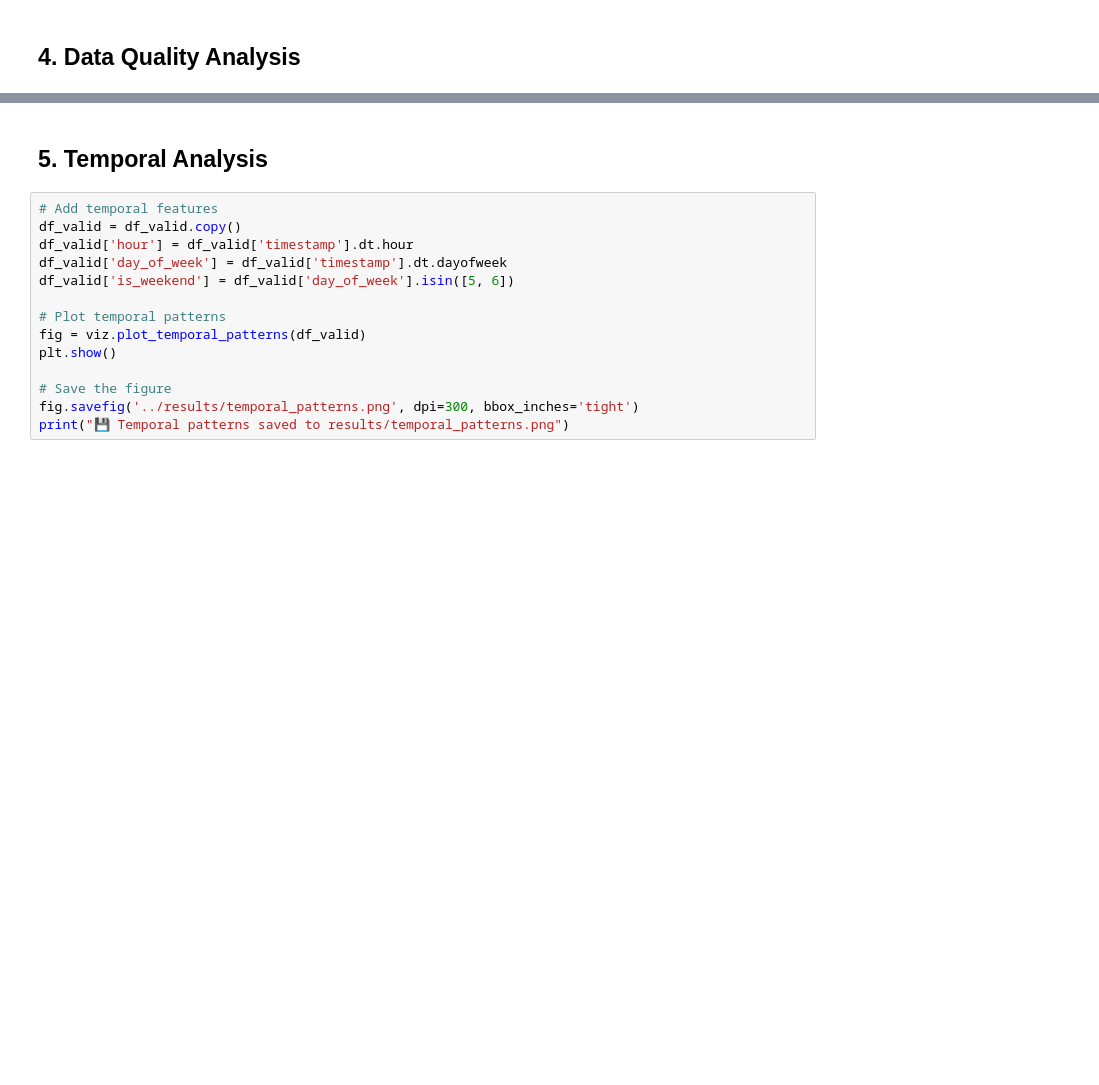
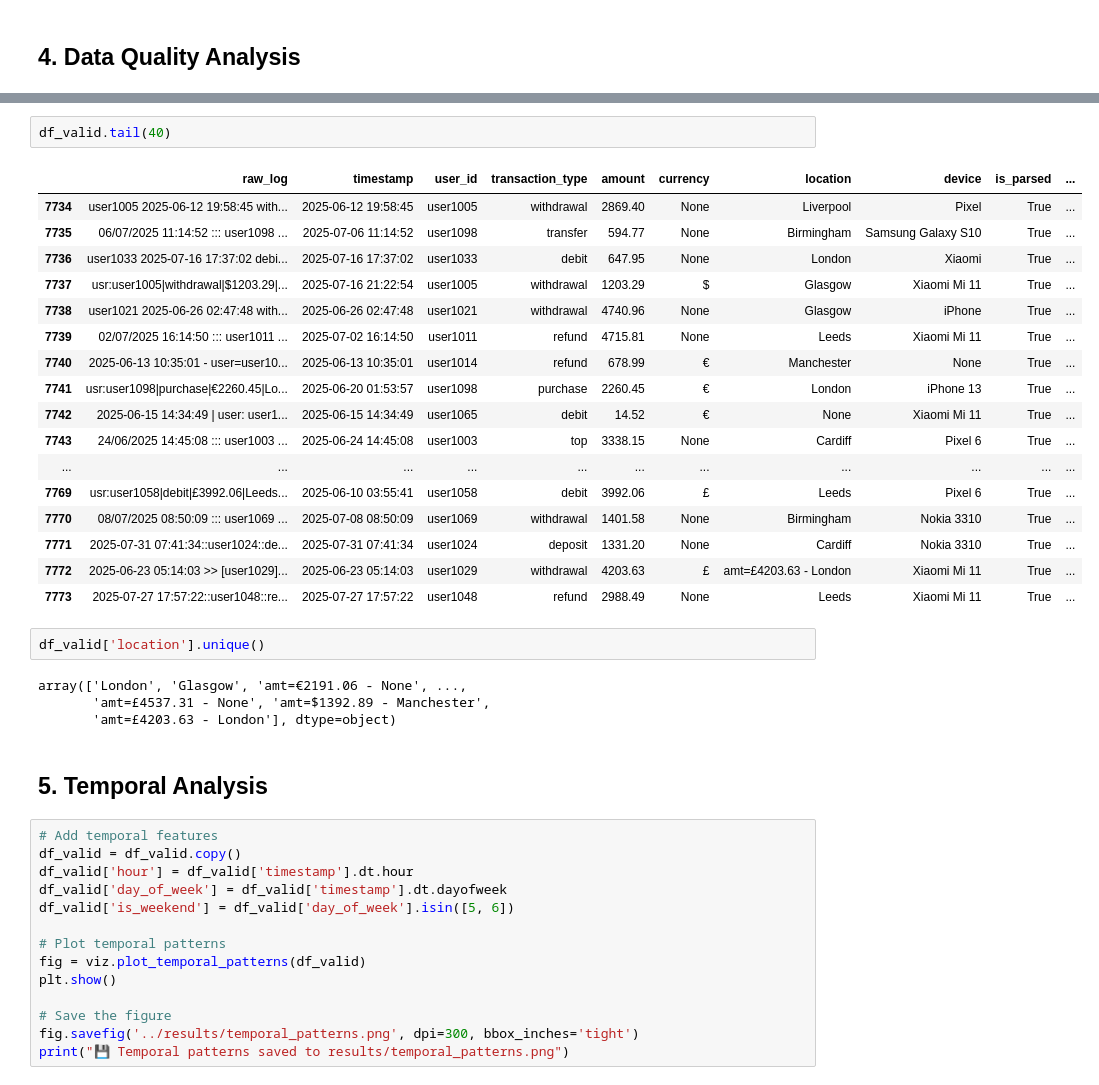
Before and after one commit to kebochig/Financial-Fraud-Detection-System, a Jupyter notebook: notebooks/1_data_exploration.ipynb, the cells around one changed output, grey strips where cells are left out. Saved outputs shown, nothing was run; the diff lists cells and outputs as text; blank space fills up the shorter version.

```diff
--- a/notebooks/1_data_exploration.ipynb
+++ b/notebooks/1_data_exploration.ipynb
@@ -209,3 +342,29 @@ print(location_counts)
+# %%
+df_valid.tail(40)
+# %% [output]
+|  | raw_log | timestamp | user_id | transaction_type | amount | currency | location | device | is_parsed | ... |
+| 7734 | user1005 2025-06-12 19:58:45 with... | 2025-06-12 19:58:45 | user1005 | withdrawal | 2869.40 | None | Liverpool | Pixel | True | ... |
+| 7735 | 06/07/2025 11:14:52 ::: user1098 ... | 2025-07-06 11:14:52 | user1098 | transfer | 594.77 | None | Birmingham | Samsung Galaxy S10 | True | ... |
+| 7736 | user1033 2025-07-16 17:37:02 debi... | 2025-07-16 17:37:02 | user1033 | debit | 647.95 | None | London | Xiaomi | True | ... |
+| 7737 | usr:user1005|withdrawal|$1203.29|... | 2025-07-16 21:22:54 | user1005 | withdrawal | 1203.29 | $ | Glasgow | Xiaomi Mi 11 | True | ... |
+| 7738 | user1021 2025-06-26 02:47:48 with... | 2025-06-26 02:47:48 | user1021 | withdrawal | 4740.96 | None | Glasgow | iPhone | True | ... |
+| 7739 | 02/07/2025 16:14:50 ::: user1011 ... | 2025-07-02 16:14:50 | user1011 | refund | 4715.81 | None | Leeds | Xiaomi Mi 11 | True | ... |
+| 7740 | 2025-06-13 10:35:01 - user=user10... | 2025-06-13 10:35:01 | user1014 | refund | 678.99 | € | Manchester | None | True | ... |
+| 7741 | usr:user1098|purchase|€2260.45|Lo... | 2025-06-20 01:53:57 | user1098 | purchase | 2260.45 | € | London | iPhone 13 | True | ... |
+| 7742 | 2025-06-15 14:34:49 | user: user1... | 2025-06-15 14:34:49 | user1065 | debit | 14.52 | € | None | Xiaomi Mi 11 | True | ... |
+| 7743 | 24/06/2025 14:45:08 ::: user1003 ... | 2025-06-24 14:45:08 | user1003 | top | 3338.15 | None | Cardiff | Pixel 6 | True | ... |
+| ... | ... | ... | ... | ... | ... | ... | ... | ... | ... | ... |
+| 7769 | usr:user1058|debit|£3992.06|Leeds... | 2025-06-10 03:55:41 | user1058 | debit | 3992.06 | £ | Leeds | Pixel 6 | True | ... |
+| 7770 | 08/07/2025 08:50:09 ::: user1069 ... | 2025-07-08 08:50:09 | user1069 | withdrawal | 1401.58 | None | Birmingham | Nokia 3310 | True | ... |
+| 7771 | 2025-07-31 07:41:34::user1024::de... | 2025-07-31 07:41:34 | user1024 | deposit | 1331.20 | None | Cardiff | Nokia 3310 | True | ... |
+| 7772 | 2025-06-23 05:14:03 >> [user1029]... | 2025-06-23 05:14:03 | user1029 | withdrawal | 4203.63 | £ | amt=£4203.63 - London | Xiaomi Mi 11 | True | ... |
+| 7773 | 2025-07-27 17:57:22::user1048::re... | 2025-07-27 17:57:22 | user1048 | refund | 2988.49 | None | Leeds | Xiaomi Mi 11 | True | ... |
+# %%
+df_valid['location'].unique()
+# %% [output]
+array(['London', 'Glasgow', 'amt=€2191.06 - None', ...,
+       'amt=£4537.31 - None', 'amt=$1392.89 - Manchester',
+       'amt=£4203.63 - London'], dtype=object)
 # %% [markdown]
 ## 5. Temporal Analysis
 # %%
```
Also changed, not shown: parts of 15 cells of this notebook, 10 other files.
